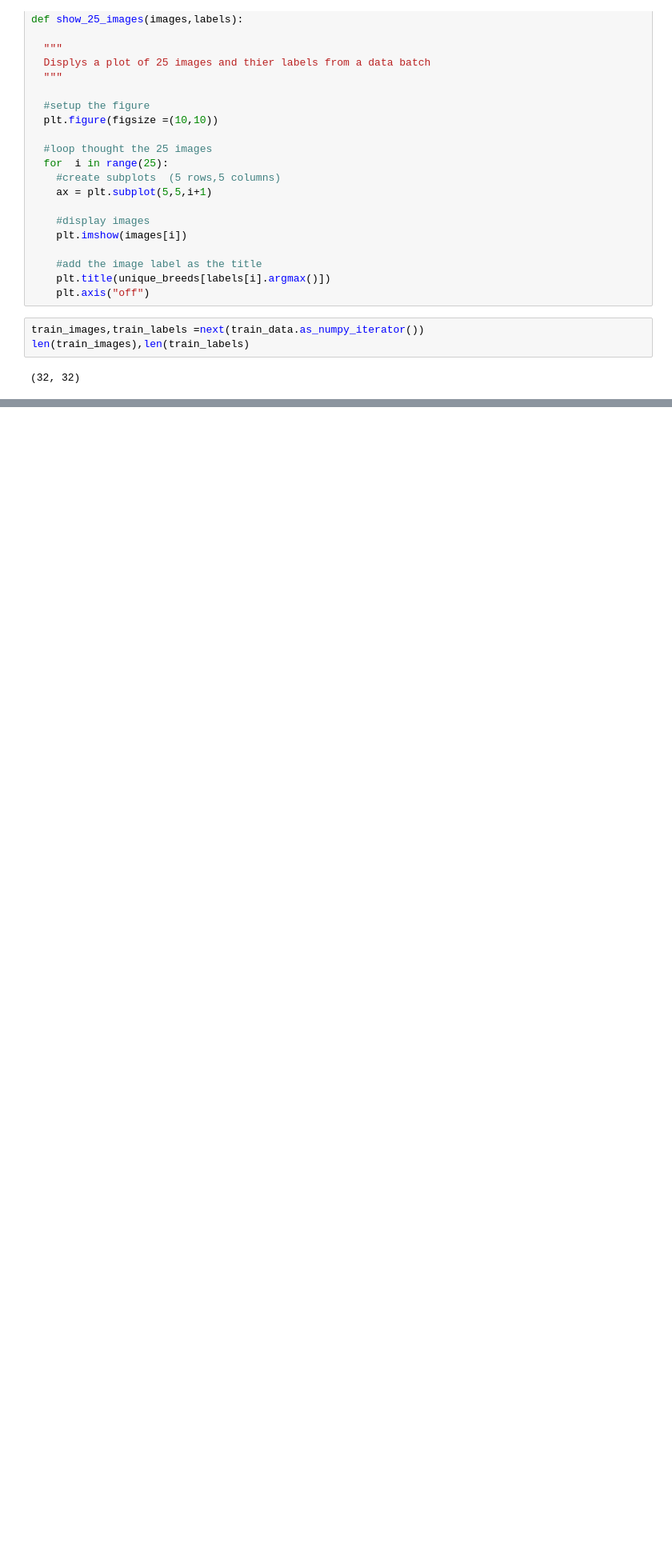
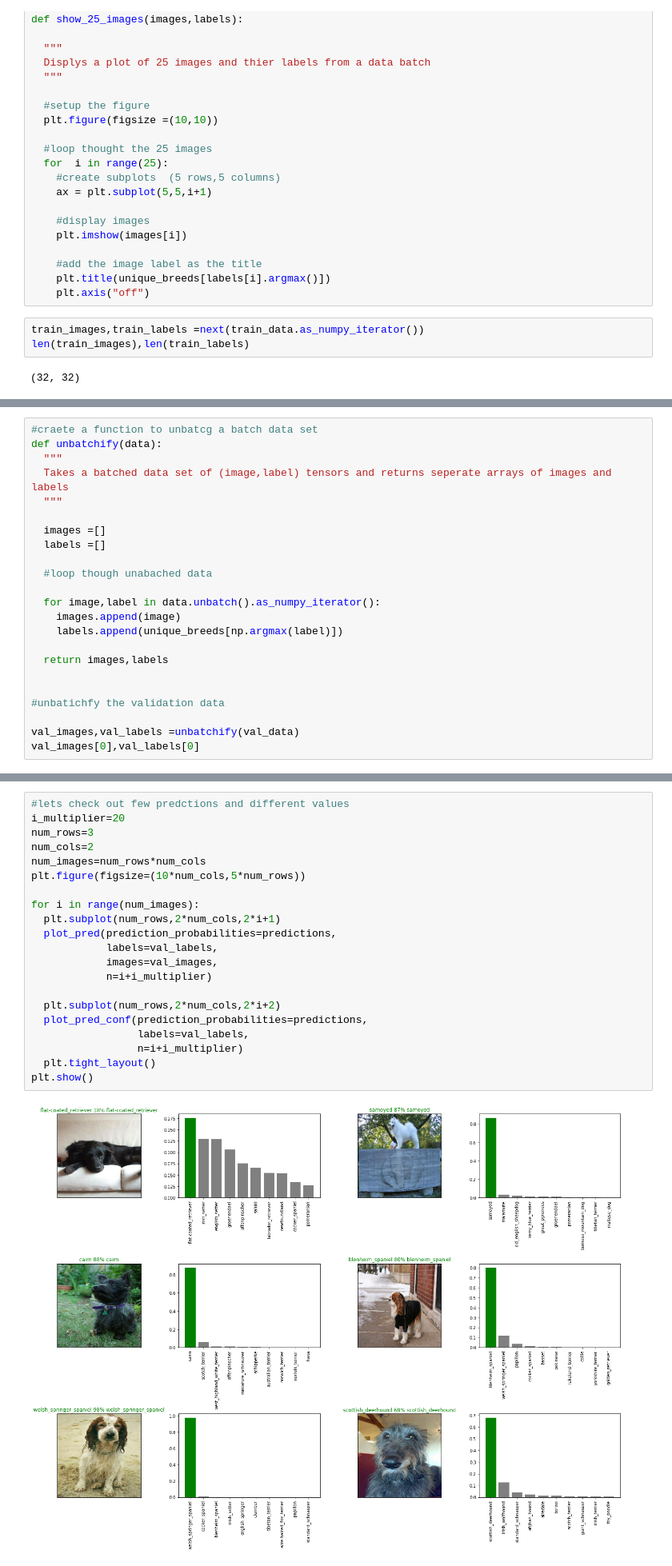
Before and after one commit to PasinduUkwatta/Machine-Learning, a Jupyter notebook: dog_identification (2).ipynb, the cells around one changed output, grey strips where cells are left out. Shown at 80% size. Saved outputs shown, nothing was run; the diff lists cells and outputs as text; blank space fills up the shorter version.

```diff
--- a/dog_identification (2).ipynb
+++ b/dog_identification (2).ipynb
@@ -599,0 +983,23 @@ show_25_images(train_images,train_labels)
+# %%
+#craete a function to unbatcg a batch data set
+def unbatchify(data):
+  """
+  Takes a batched data set of (image,label) tensors and returns seperate arrays of images and labels
+  """
+
+  images =[]
+  labels =[]
+
+  #loop though unabached data
+
+  for image,label in data.unbatch().as_numpy_iterator():
+    images.append(image)
+    labels.append(unique_breeds[np.argmax(label)])
+
+  return images,labels
+
+
+#unbatichfy the validation data
+
+val_images,val_labels =unbatchify(val_data)
+val_images[0],val_labels[0]
@@ -599,0 +1172,23 @@ show_25_images(train_images,train_labels)
+# %%
+#lets check out few predctions and different values
+i_multiplier=20
+num_rows=3
+num_cols=2
+num_images=num_rows*num_cols
+plt.figure(figsize=(10*num_cols,5*num_rows))
+
+for i in range(num_images):
+  plt.subplot(num_rows,2*num_cols,2*i+1)
+  plot_pred(prediction_probabilities=predictions,
+            labels=val_labels,
+            images=val_images,
+            n=i+i_multiplier)
+
+  plt.subplot(num_rows,2*num_cols,2*i+2)
+  plot_pred_conf(prediction_probabilities=predictions,
+                 labels=val_labels,
+                 n=i+i_multiplier)
+  plt.tight_layout()
+plt.show()
+# %% [output]
+[figure, added]
```
Also changed, not shown: parts of 69 cells of this notebook, 1 other file.
